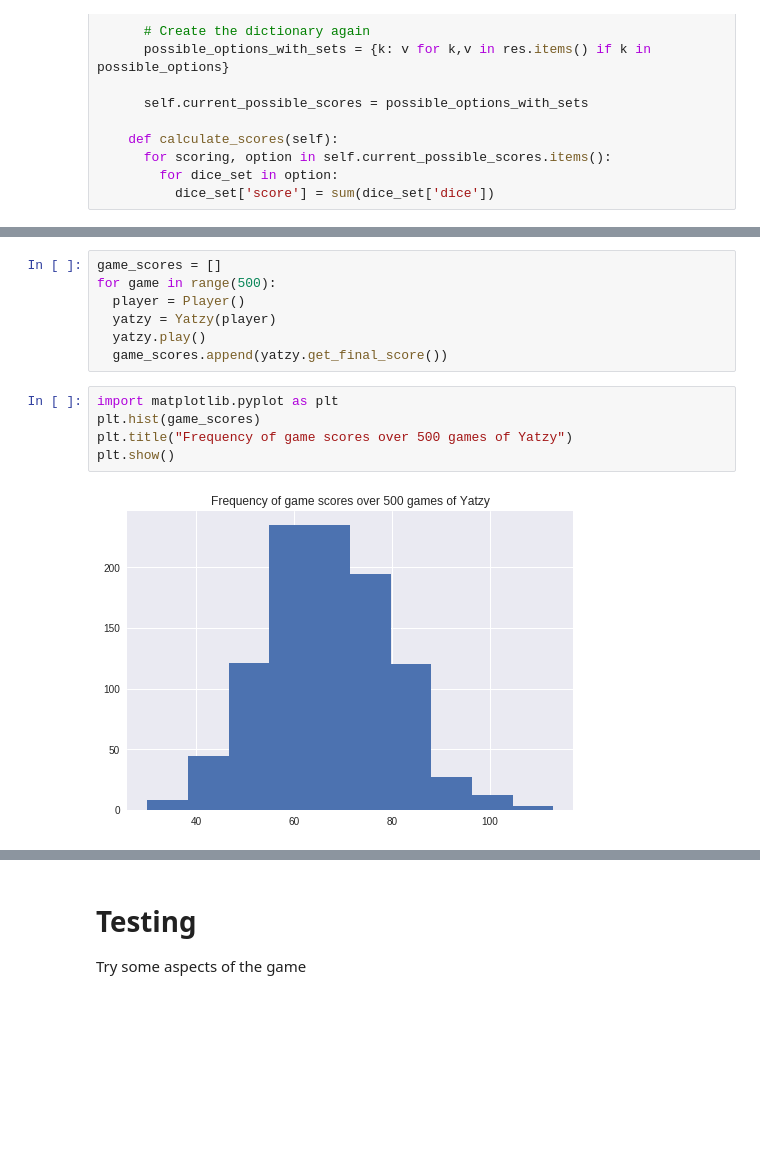
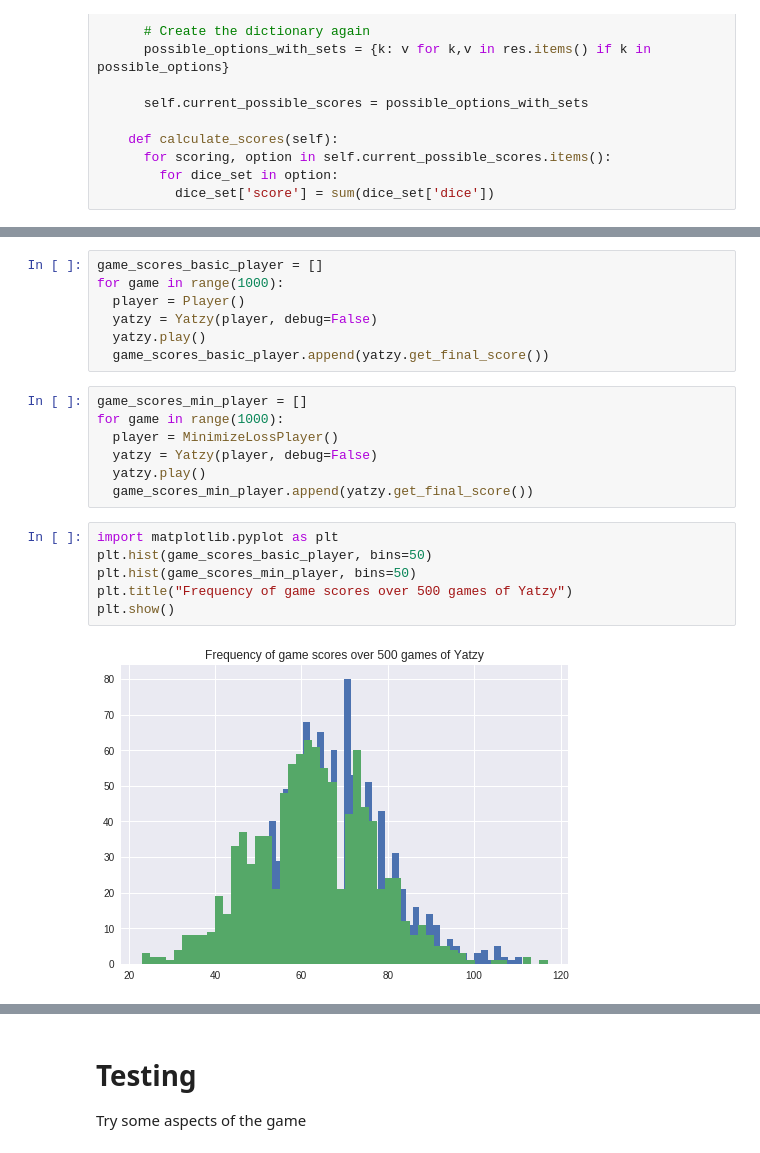
Before and after one commit to andyPandy1337/yatzee-sims, a Jupyter notebook: Yahtzee.ipynb, the cells around one changed output, grey strips where cells are left out. Drawn from its saved outputs; the diff is of its cells as text; blank space fills up the shorter version.

Commit message:
Evaluate minimise player

```diff
--- a/Yahtzee.ipynb
+++ b/Yahtzee.ipynb
@@ -595,16 +655,24 @@ class Player:
 # %%
-game_scores = []
-for game in range(500):
+game_scores_basic_player = []
+for game in range(1000):
   player = Player()
-  yatzy = Yatzy(player)
+  yatzy = Yatzy(player, debug=False)
   yatzy.play()
-  game_scores.append(yatzy.get_final_score())
+  game_scores_basic_player.append(yatzy.get_final_score())
+# %%
+game_scores_min_player = []
+for game in range(1000):
+  player = MinimizeLossPlayer()
+  yatzy = Yatzy(player, debug=False)
+  yatzy.play()
+  game_scores_min_player.append(yatzy.get_final_score())
 # %%
 import matplotlib.pyplot as plt
-plt.hist(game_scores)
+plt.hist(game_scores_basic_player, bins=50)
+plt.hist(game_scores_min_player, bins=50)
 plt.title("Frequency of game scores over 500 games of Yatzy")
 plt.show()
 # %% [output]
-[figure, old version]
+[figure, new version]
 # %%
 import numpy as np
```
Also changed, not shown: parts of 7 cells of this notebook.
